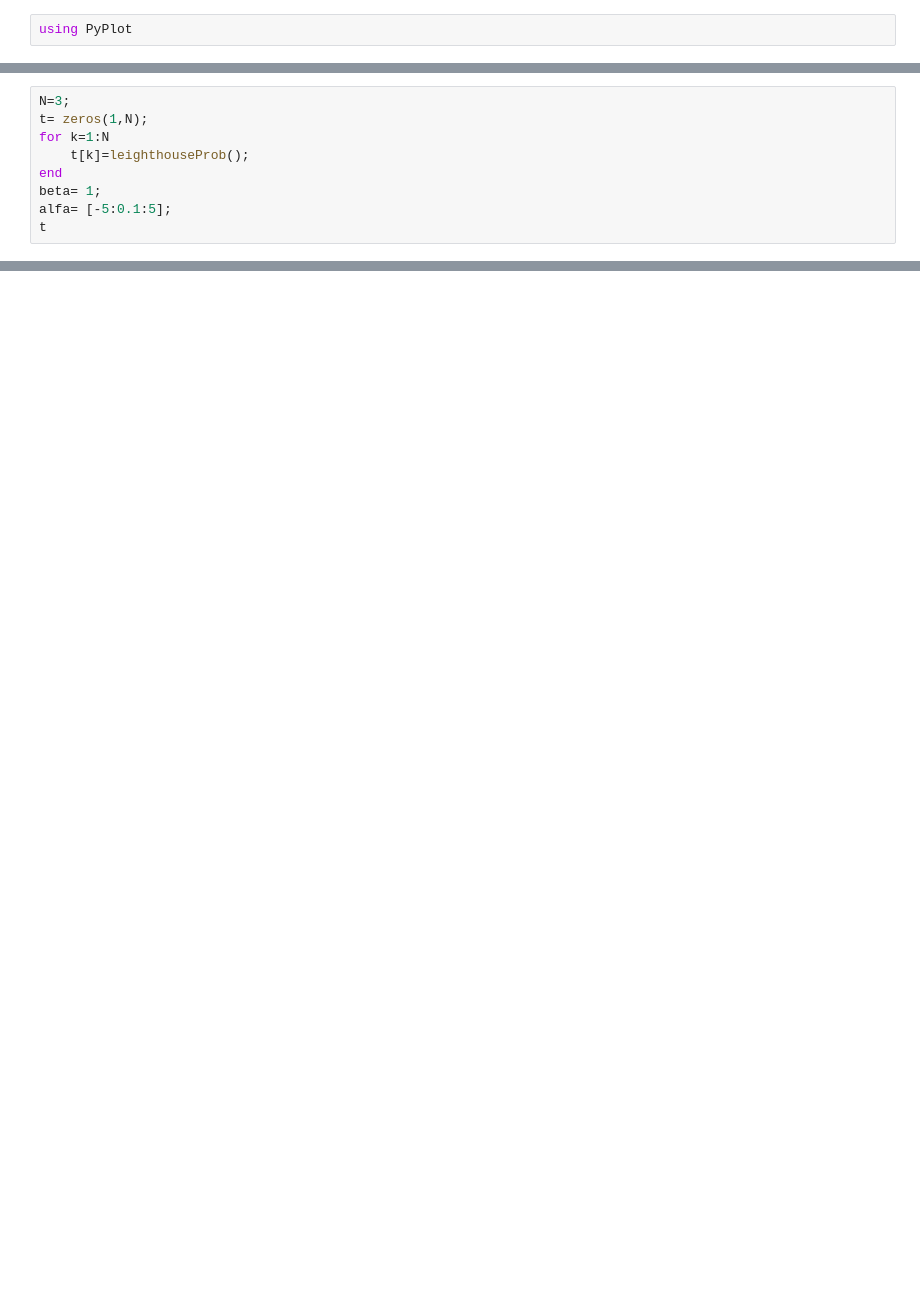
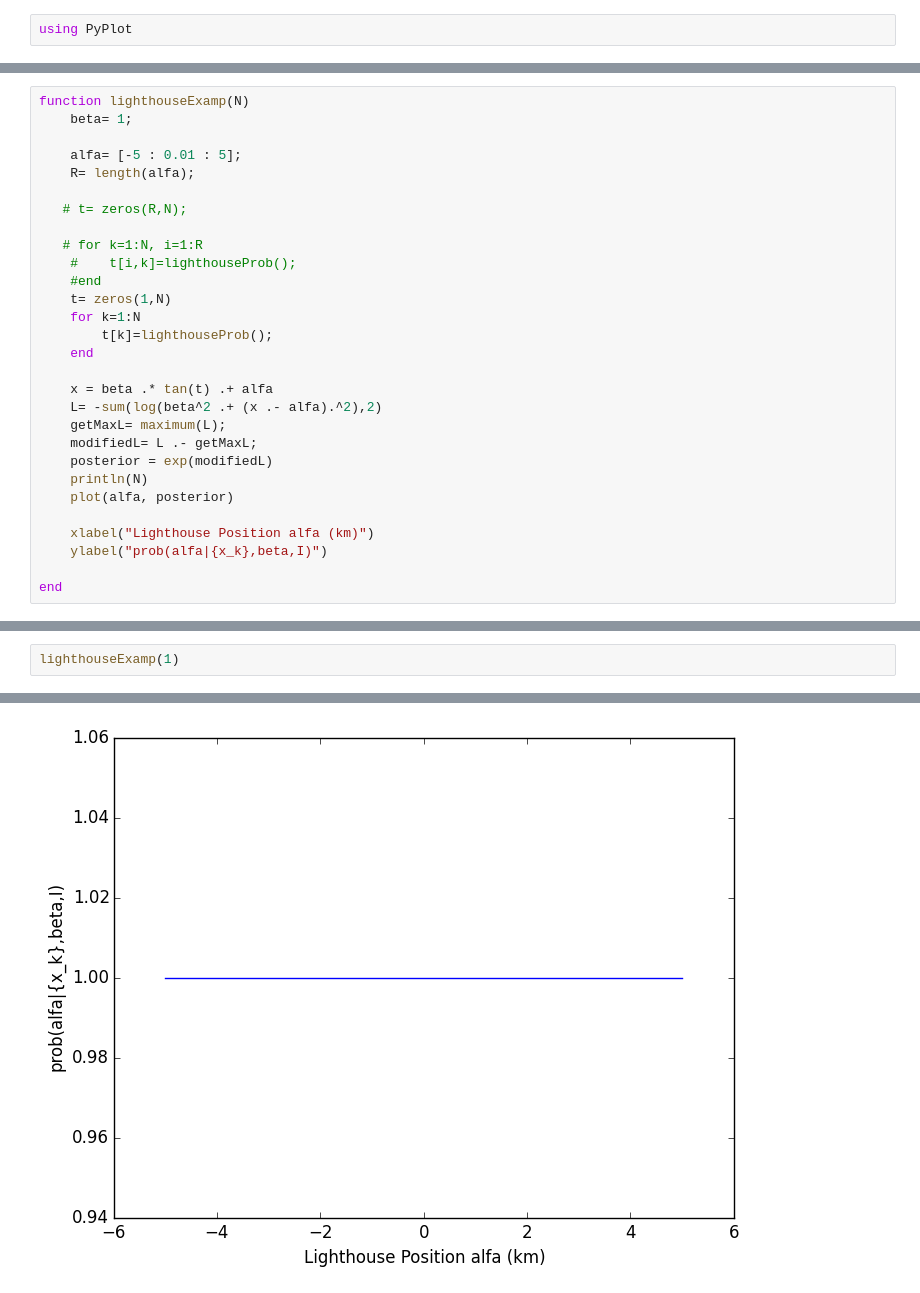
Before and after one commit to MagyElassal/Julia-Code, a Jupyter notebook: LighthouseFig2.9.ipynb, the cells around one changed output, grey strips where cells are left out. Saved outputs shown, nothing was run; the diff lists cells and outputs as text; blank space fills up the shorter version.

```diff
--- a/LighthouseFig2.9.ipynb
+++ b/LighthouseFig2.9.ipynb
@@ -9,9 +10,0 @@ leighthouseProb (generic function with 1 method)
-# %%
-N=3;
-t= zeros(1,N);
-for k=1:N
-    t[k]=leighthouseProb();
-end
-beta= 1;
-alfa= [-5:0.1:5];
-t
@@ -113,0 +11,29 @@ plot(alfa,testPost)
+# %%
+function lighthouseExamp(N)
+    beta= 1;
+
+    alfa= [-5 : 0.01 : 5];
+    R= length(alfa);
+
+   # t= zeros(R,N);
+
+   # for k=1:N, i=1:R
+    #    t[i,k]=lighthouseProb();
+    #end
+    t= zeros(1,N)
+    for k=1:N
+        t[k]=lighthouseProb();
+    end
+
+    x = beta .* tan(t) .+ alfa
+    L= -sum(log(beta^2 .+ (x .- alfa).^2),2)
+    getMaxL= maximum(L);
+    modifiedL= L .- getMaxL;
+    posterior = exp(modifiedL)
+    println(N)
+    plot(alfa, posterior)
+
+    xlabel("Lighthouse Position alfa (km)")
+    ylabel("prob(alfa|{x_k},beta,I)")
+
+end
@@ -113,0 +42,3 @@ plot(alfa,testPost)
+# %%
+lighthouseExamp(1)
+# %% [output]
@@ -113,0 +47 @@ plot(alfa,testPost)
+[figure, added]
```
Also changed, not shown: parts of 17 cells of this notebook, 1 other file.
